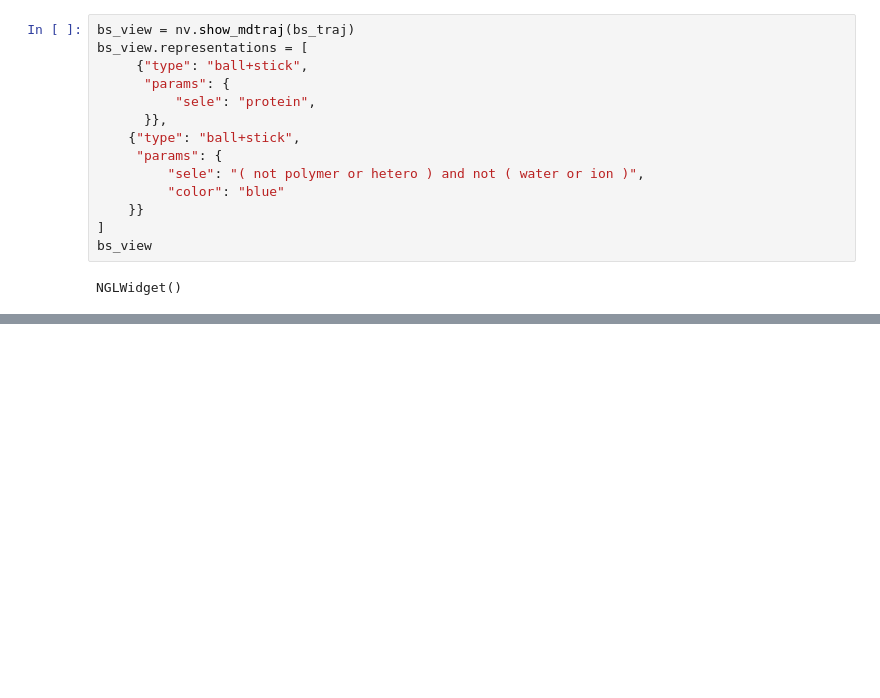
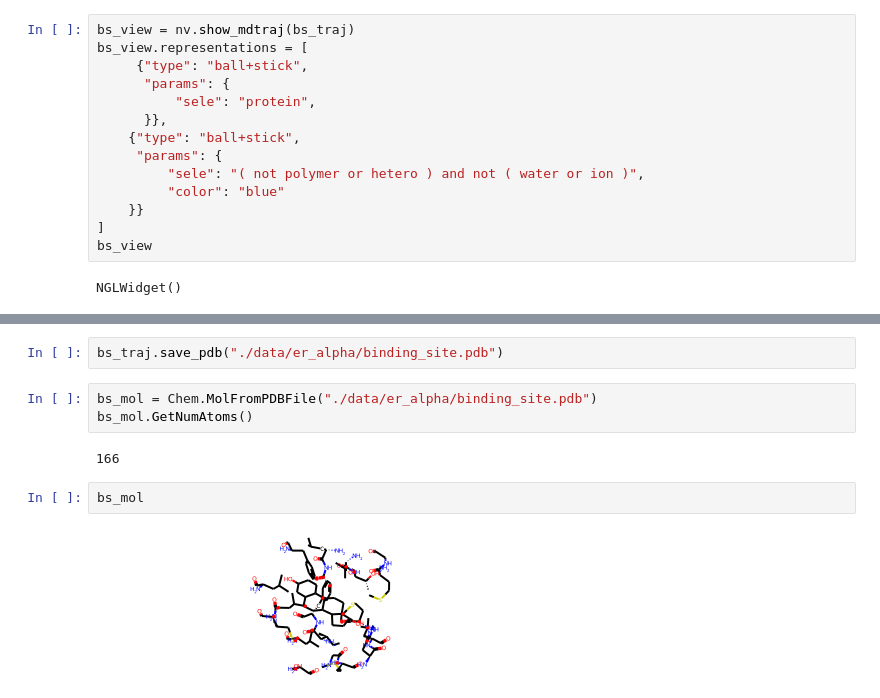
Before and after one commit to uibcdf/OpenPharmacophore-Tools, a Jupyter notebook: notebooks/protein_ligand_interactions/binding_site.ipynb, the cells around one changed output, grey strips where cells are left out. Saved outputs shown, nothing was run; the diff lists cells and outputs as text; blank space fills up the shorter version.

```diff
--- a/notebooks/protein_ligand_interactions/binding_site.ipynb
+++ b/notebooks/protein_ligand_interactions/binding_site.ipynb
@@ -123,0 +217,11 @@ NGLWidget()
+# %%
+bs_traj.save_pdb("./data/er_alpha/binding_site.pdb")
+# %%
+bs_mol = Chem.MolFromPDBFile("./data/er_alpha/binding_site.pdb")
+bs_mol.GetNumAtoms()
+# %% [output]
+166
+# %%
+bs_mol
+# %% [output]
+[figure, added]
```
Also changed, not shown: parts of 17 cells of this notebook, 4 other files.
